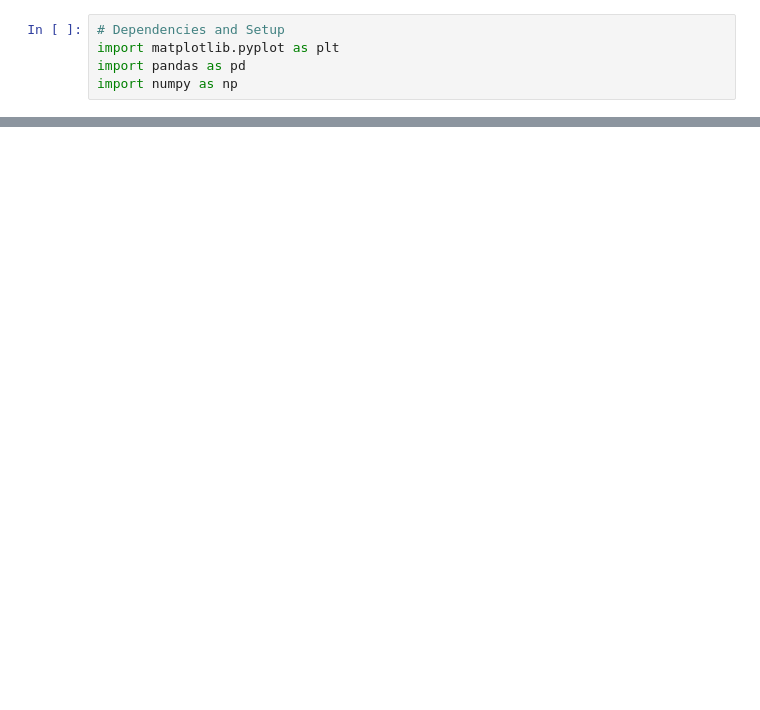
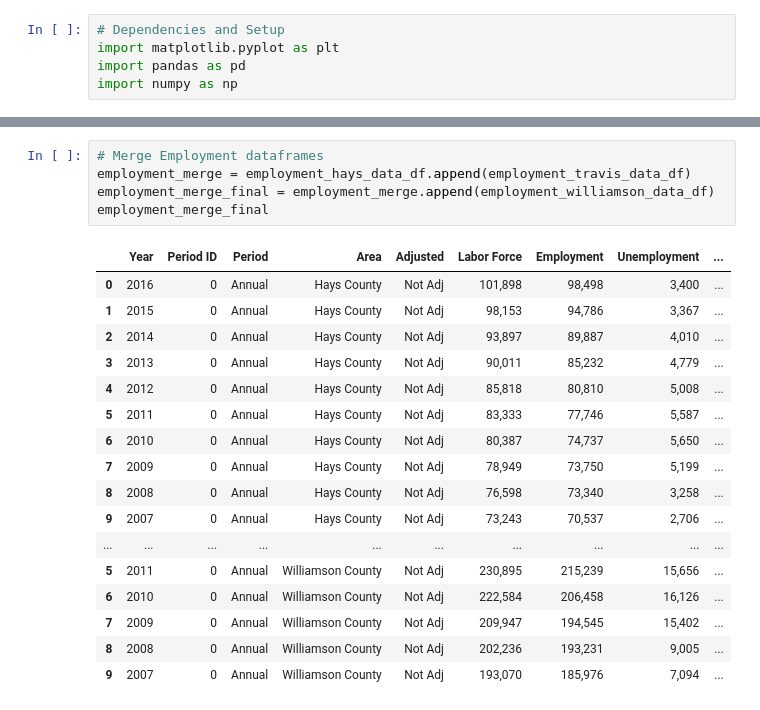
Before and after one commit to Umu2509/test_branching, a Jupyter notebook: test_plots.ipynb, the cells around one changed output, grey strips where cells are left out. Cells and saved outputs as stored; diff of their text form; blank space fills up the shorter version.

```diff
--- a/test_plots.ipynb
+++ b/test_plots.ipynb
@@ -102,0 +145,23 @@ NameError: name 'wage_hays_data' is not defined
+# %%
+# Merge Employment dataframes
+employment_merge = employment_hays_data_df.append(employment_travis_data_df)
+employment_merge_final = employment_merge.append(employment_williamson_data_df)
+employment_merge_final
+# %% [output]
+|  | Year | Period ID | Period | Area | Adjusted | Labor Force | Employment | Unemployment | ... |
+| 0 | 2016 | 0 | Annual | Hays County | Not Adj | 101,898 | 98,498 | 3,400 | ... |
+| 1 | 2015 | 0 | Annual | Hays County | Not Adj | 98,153 | 94,786 | 3,367 | ... |
+| 2 | 2014 | 0 | Annual | Hays County | Not Adj | 93,897 | 89,887 | 4,010 | ... |
+| 3 | 2013 | 0 | Annual | Hays County | Not Adj | 90,011 | 85,232 | 4,779 | ... |
+| 4 | 2012 | 0 | Annual | Hays County | Not Adj | 85,818 | 80,810 | 5,008 | ... |
+| 5 | 2011 | 0 | Annual | Hays County | Not Adj | 83,333 | 77,746 | 5,587 | ... |
+| 6 | 2010 | 0 | Annual | Hays County | Not Adj | 80,387 | 74,737 | 5,650 | ... |
+| 7 | 2009 | 0 | Annual | Hays County | Not Adj | 78,949 | 73,750 | 5,199 | ... |
+| 8 | 2008 | 0 | Annual | Hays County | Not Adj | 76,598 | 73,340 | 3,258 | ... |
+| 9 | 2007 | 0 | Annual | Hays County | Not Adj | 73,243 | 70,537 | 2,706 | ... |
+| ... | ... | ... | ... | ... | ... | ... | ... | ... | ... |
+| 5 | 2011 | 0 | Annual | Williamson County | Not Adj | 230,895 | 215,239 | 15,656 | ... |
+| 6 | 2010 | 0 | Annual | Williamson County | Not Adj | 222,584 | 206,458 | 16,126 | ... |
+| 7 | 2009 | 0 | Annual | Williamson County | Not Adj | 209,947 | 194,545 | 15,402 | ... |
+| 8 | 2008 | 0 | Annual | Williamson County | Not Adj | 202,236 | 193,231 | 9,005 | ... |
+| 9 | 2007 | 0 | Annual | Williamson County | Not Adj | 193,070 | 185,976 | 7,094 | ... |
```
Also changed, not shown: parts of 15 cells of this notebook.
